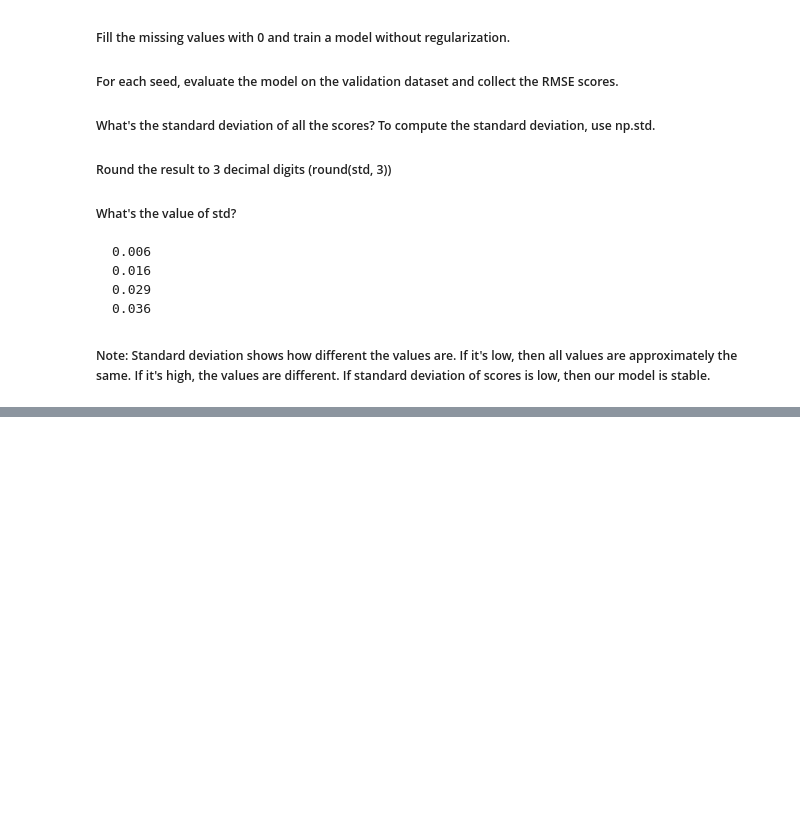
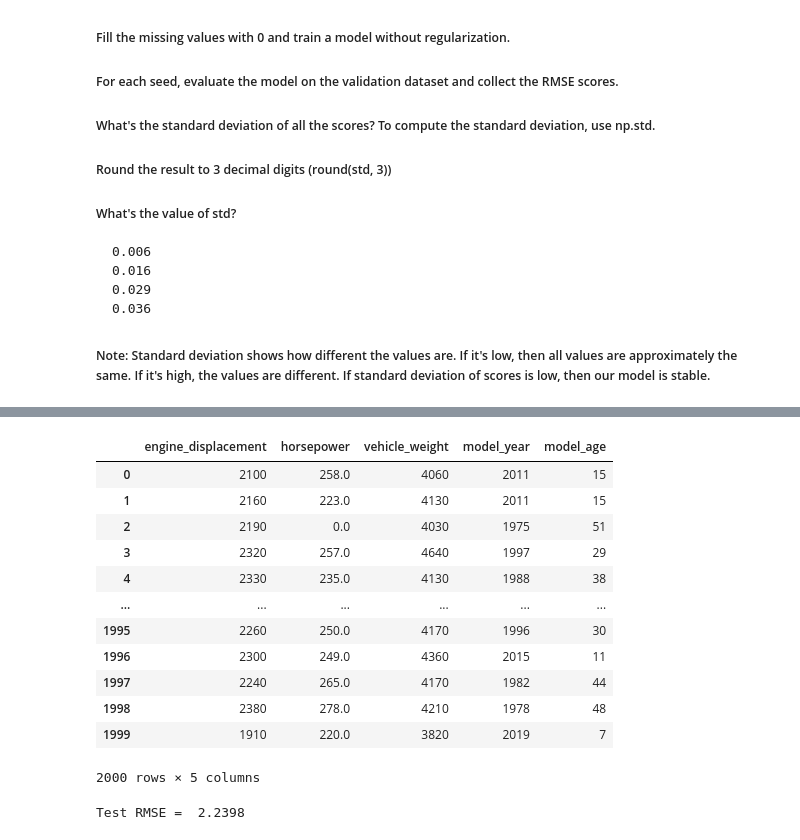
Before and after one commit to AdisaYunusa/ml-zoomcamp, a Jupyter notebook: 02-regression/Homework 2.ipynb, the cells around one changed output, grey strips where cells are left out. Saved outputs shown, nothing was run; the diff lists cells and outputs as text; code cells hidden in the pictures; blank space fills up the shorter version.

```diff
--- a/02-regression/Homework 2.ipynb
+++ b/02-regression/Homework 2.ipynb
@@ -588,0 +698,16 @@ Validation RMSE = 0.072
+# %%
+df_test
+# %% [output]
+|  | engine_displacement | horsepower | vehicle_weight | model_year | model_age |
+| 0 | 2100 | 258.0 | 4060 | 2011 | 15 |
+| 1 | 2160 | 223.0 | 4130 | 2011 | 15 |
+| 2 | 2190 | 0.0 | 4030 | 1975 | 51 |
+| 3 | 2320 | 257.0 | 4640 | 1997 | 29 |
+| 4 | 2330 | 235.0 | 4130 | 1988 | 38 |
+| ... | ... | ... | ... | ... | ... |
+| 1995 | 2260 | 250.0 | 4170 | 1996 | 30 |
+| 1996 | 2300 | 249.0 | 4360 | 2015 | 11 |
+| 1997 | 2240 | 265.0 | 4170 | 1982 | 44 |
+| 1998 | 2380 | 278.0 | 4210 | 1978 | 48 |
+| 1999 | 1910 | 220.0 | 3820 | 2019 | 7 |
+2000 rows × 5 columns
@@ -588,0 +731,17 @@ Validation RMSE = 0.072
+# %%
+r = 0.001
+
+w_0, w = train_linear_regression_reg(
+        X_train, y_combined_log, r=r
+    )
+
+
+# Test predictions and RMSE
+y_pred_test_log = w_0 + X_test.dot(w)
+y_pred_test_mpg = np.expm1(y_pred_test_log)
+test_rmse = rmse(y_test_orig, y_pred_test_mpg)
+
+# Display results
+print("Test RMSE = ", round(test_rmse, 4))
+# %% [output]
+Test RMSE =  2.2398
```
Also changed, not shown: parts of 16 cells of this notebook.
